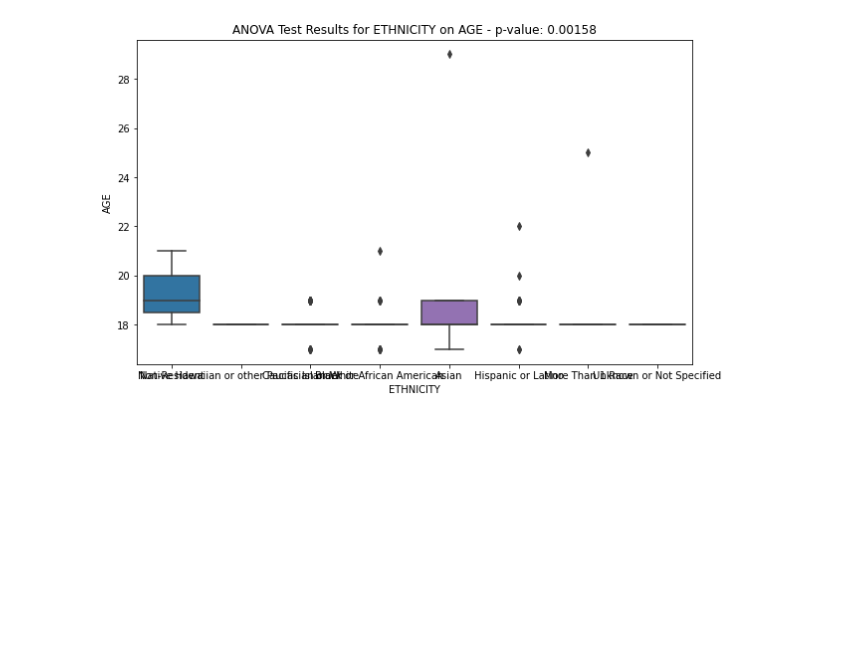
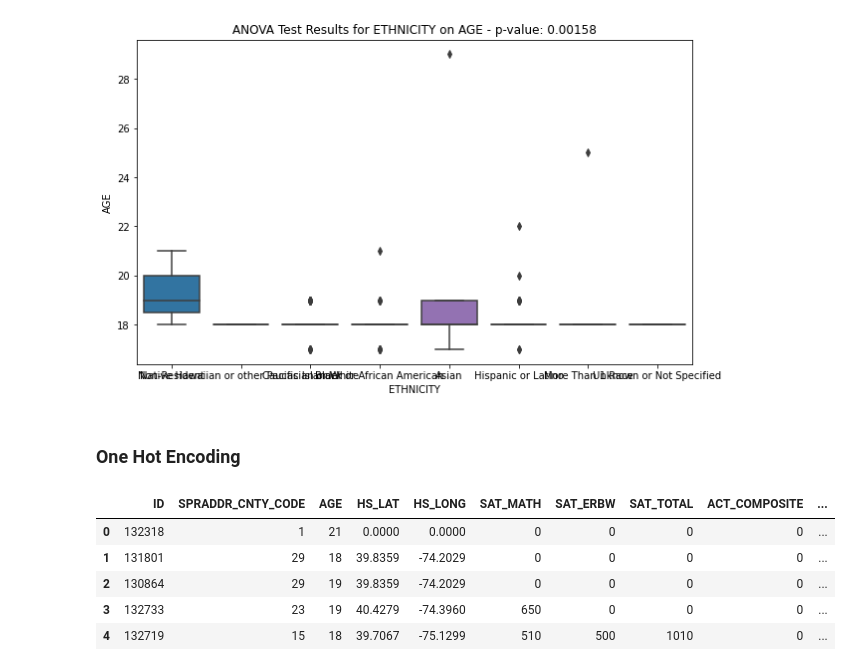
Before and after one commit to udoychowdhury/DataScience, a Jupyter notebook: Assitantship/CleanAndTransformData.ipynb, the cells around one changed output. Drawn from its saved outputs; the diff is of its cells as text; code cells hidden in the pictures; blank space fills up the shorter version.

```diff
--- a/Assitantship/CleanAndTransformData.ipynb
+++ b/Assitantship/CleanAndTransformData.ipynb
@@ -364,3 +364,5 @@ plt.show()
 # %% [output]
 ANOVA test results: F=3.3952295362053735, p=0.0015829612674988208
 [figure]
+# %% [markdown]
+### One Hot Encoding ###
@@ -366,0 +375,11 @@ ANOVA test results: F=3.3952295362053735, p=0.0015829612674988208
+# %%
+# Subset numerical columns from categorical
+num_cols = pd.DataFrame(mergedf[mergedf.select_dtypes(include = ['float', 'int']).columns])
+num_cols.head()
+# %% [output]
+|  | ID | SPRADDR_CNTY_CODE | AGE | HS_LAT | HS_LONG | SAT_MATH | SAT_ERBW | SAT_TOTAL | ACT_COMPOSITE | ... |
+| 0 | 132318 | 1 | 21 | 0.0000 | 0.0000 | 0 | 0 | 0 | 0 | ... |
+| 1 | 131801 | 29 | 18 | 39.8359 | -74.2029 | 0 | 0 | 0 | 0 | ... |
+| 2 | 130864 | 29 | 19 | 39.8359 | -74.2029 | 0 | 0 | 0 | 0 | ... |
+| 3 | 132733 | 23 | 19 | 40.4279 | -74.3960 | 650 | 0 | 0 | 0 | ... |
+| 4 | 132719 | 15 | 18 | 39.7067 | -75.1299 | 510 | 500 | 1010 | 0 | ... |
```
Also changed, not shown: parts of 5 cells of this notebook, 1 other file.
